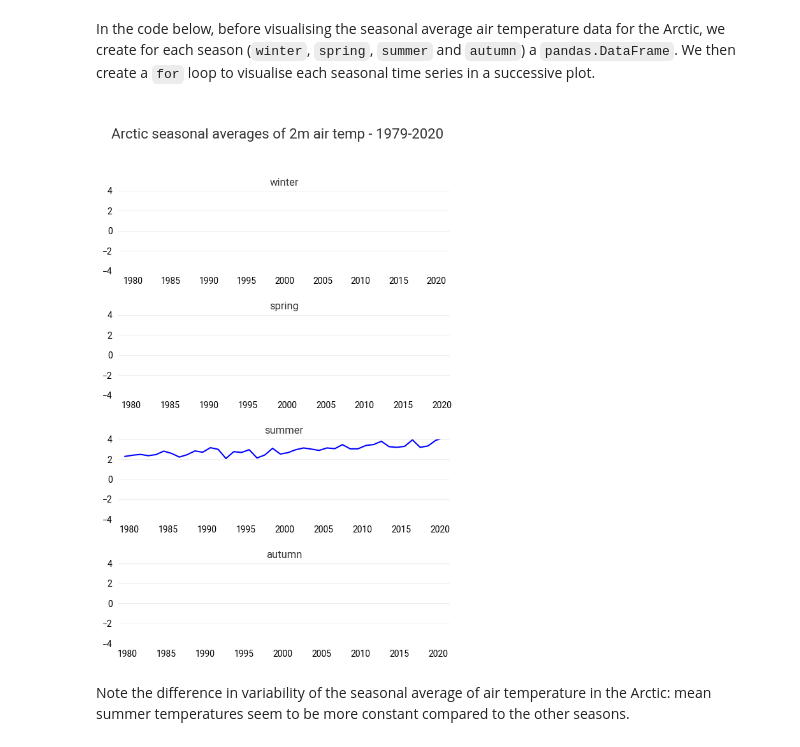
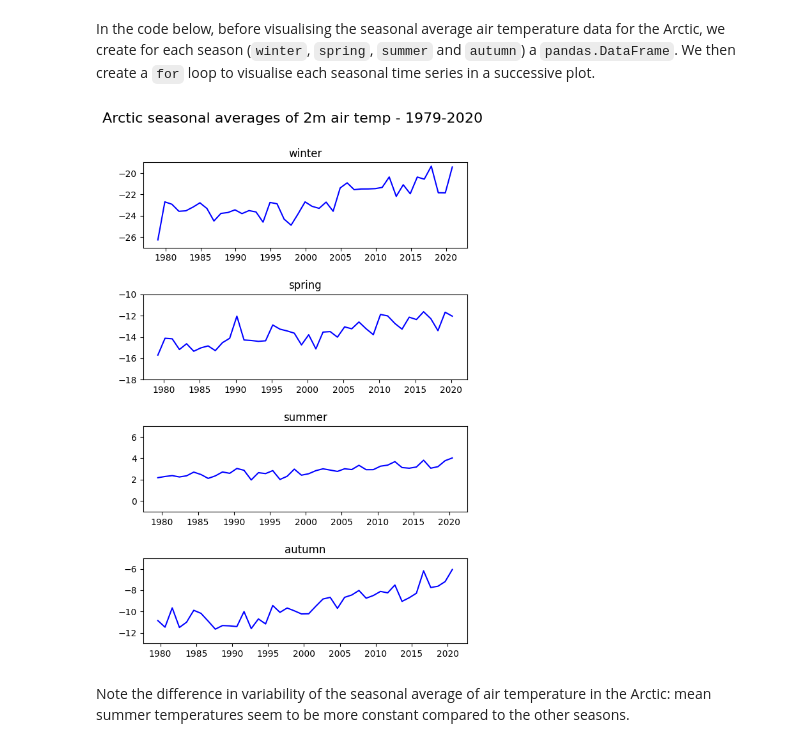
Before and after one commit to ecmwf-training/c3s-training-submodule-reanalysis, a Jupyter notebook: reanalysis-climatology.ipynb, the cells around one changed output. Saved outputs shown, nothing was run; the diff lists cells and outputs as text; code cells hidden in the pictures.

Commit message:
New earthkit versions

```diff
--- a/reanalysis-climatology.ipynb
+++ b/reanalysis-climatology.ipynb
@@ -452,4 +454,4 @@ request = {
     'data_format': 'netcdf'
 }
 
-data = earthkit.data.from_source(source,dataset,request)
+data = ekd.from_source(source,dataset,request)
@@ -572,22 +551,27 @@ Arc_seasonal = Arc_mean.resample(valid_time='QS-DEC').mean()
 # %% [markdown]
 In the code below, before visualising the seasonal average air temperature data for the Arctic, we create for each season (`winter`, `spring`, `summer` and `autumn`) a `pandas.DataFrame`. We then create a `for` loop to visualise each seasonal time series in a successive plot.
 # %%
-fig, axs = plt.subplots(4, 1, figsize = (6, 9))
+from IPython.display import display
+
+fig, axs = plt.subplots(4, 1, figsize=(6, 9))
 
 season_list = ["winter", "spring", "summer", "autumn"]
 
 for i in range(4):
-    df = Arc_seasonal[i::4].to_dataframe()
-    mid_range = np.around(df.mean().values)
-    axs[i].plot(df.t2m, color='blue')
-    axs[i].set_ylim([mid_range[0]-4, mid_range[0]+4])
-    axs[i].set_title(season_list[i], fontsize=12)
-    axs[i].tick_params(axis='x', labelsize=10)
-    axs[i].tick_params(axis='y', labelsize=10)
+    season_data = Arc_seasonal[i::4]
+    mid_range = np.around(float(season_data.mean()))
+    ts = ekp.TimeSeries(ax=axs[i])
+    ts.line(season_data, color='blue')
+    ts.ax.set_ylim(mid_range - 4, mid_range + 4)
+    ts.title(season_list[i], fontsize=12)
+    ts.ax.tick_params(axis='x', labelsize=10)
+    ts.ax.tick_params(axis='y', labelsize=10)
 
-fig.suptitle('\nArctic seasonal averages of 2m air temp - 1979-2020\n', fontsize=16)
-fig.tight_layout(pad=1.0)
+fig.suptitle('Arctic seasonal averages of 2m air temp - 1979-2020', fontsize=16)
+fig.tight_layout()
+
+plt.show()
 # %% [output]
-[figure, old version]
+[figure, new version]
 # %% [markdown]
 Note the difference in variability of the seasonal average of air temperature in the Arctic: mean summer temperatures seem to be more constant compared to the other seasons.
```
Also changed, not shown: parts of 27 cells of this notebook, 3 other files.
